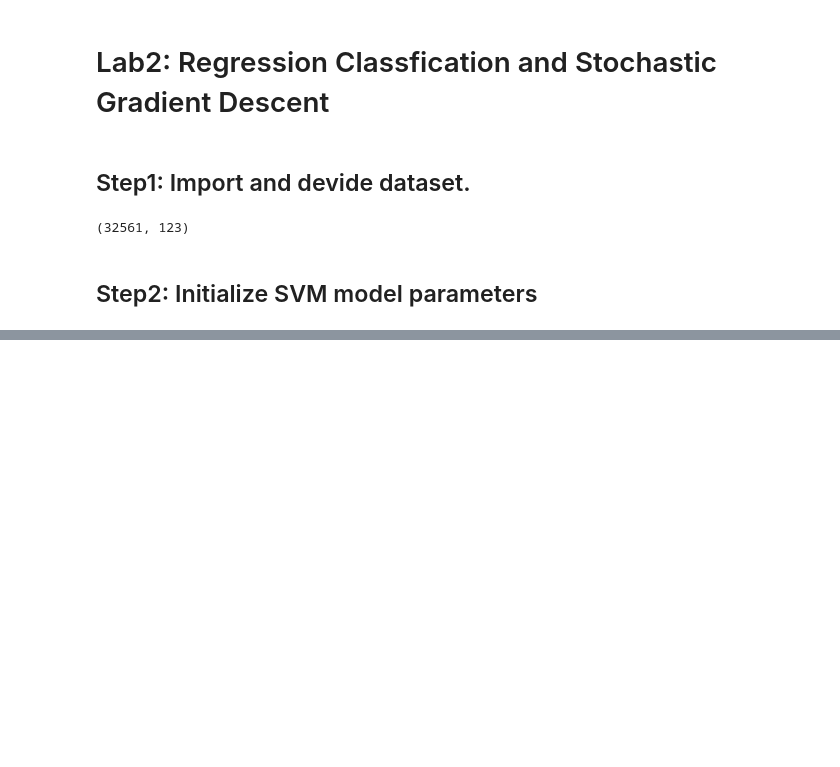
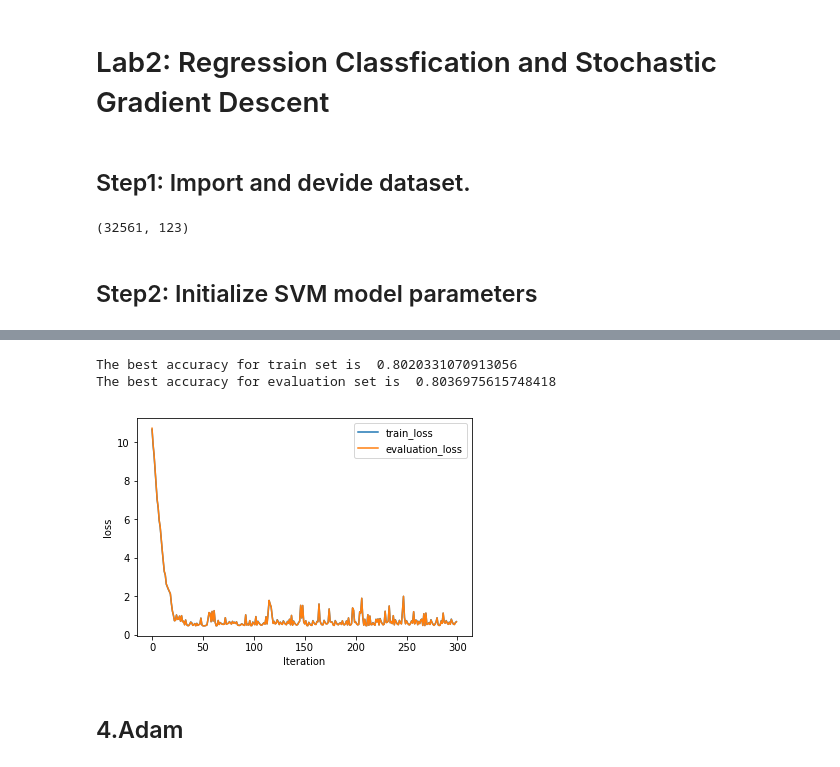
Before and after one commit to JinChengneng/ML2017-lab-02, a Jupyter notebook: ClassificationExperiment.ipynb, the cells around one changed output, grey strips where cells are left out. Cells and saved outputs as stored; diff of their text form; code cells hidden in the pictures; blank space fills up the shorter version.

```diff
--- a/ClassificationExperiment.ipynb
+++ b/ClassificationExperiment.ipynb
@@ -125,0 +164,42 @@ plt.legend(loc="lower right")
+# %%
+train_loss_adaDelta,evaluation_loss_adaDelta,train_accr_adaDelta,evaluation_accr_adaDelta = [],[],[],[]
+theta = np.ones((n, 1))
+
+def adaDelta(w):
+
+    rho = 0.9
+    Egt=0
+    Edt = 0
+    e=0.00000001
+    delta = 0
+    learning_rate = 2000
+
+    for i in range(0, maxIteration):
+
+        gradient = cal_stochastic_gradient(w)
+        Egt = rho * Egt + ((1-rho)*(gradient**2) ).sum()
+        delta = - math.sqrt(Edt + e)*gradient/math.sqrt(Egt + e)
+        Edt =rho*Edt+( (1-rho)*(delta**2) ).sum()
+        w = w + learning_rate*delta
+
+        train_loss_adaDelta.append(cal_hinge_loss(w,train_features,train_targets))
+        evaluation_loss_adaDelta.append( cal_hinge_loss(w,test_features,test_targets))
+        train_accr_adaDelta.append(cal_accur(train_features,train_targets,w))
+        evaluation_accr_adaDelta.append(cal_accur(test_features,test_targets,w))
+
+adaDelta(theta)
+# %%
+plt.xlabel("Iteration")
+plt.ylabel("loss")
+plt.plot(train_loss_adaDelta, label="train_loss")
+plt.plot(evaluation_loss_adaDelta,label="evaluation_loss" )
+plt.legend(loc ='upper right')
+
+print("The best accuracy for train set is " ,max(train_accr_adaDelta))
+print("The best accuracy for evaluation set is " ,max(evaluation_accr_adaDelta))
+# %% [output]
+The best accuracy for train set is  0.8020331070913056
+The best accuracy for evaluation set is  0.8036975615748418
+[figure, added]
+# %% [markdown]
+## 4.Adam
```
Also changed, not shown: parts of 21 cells of this notebook.
